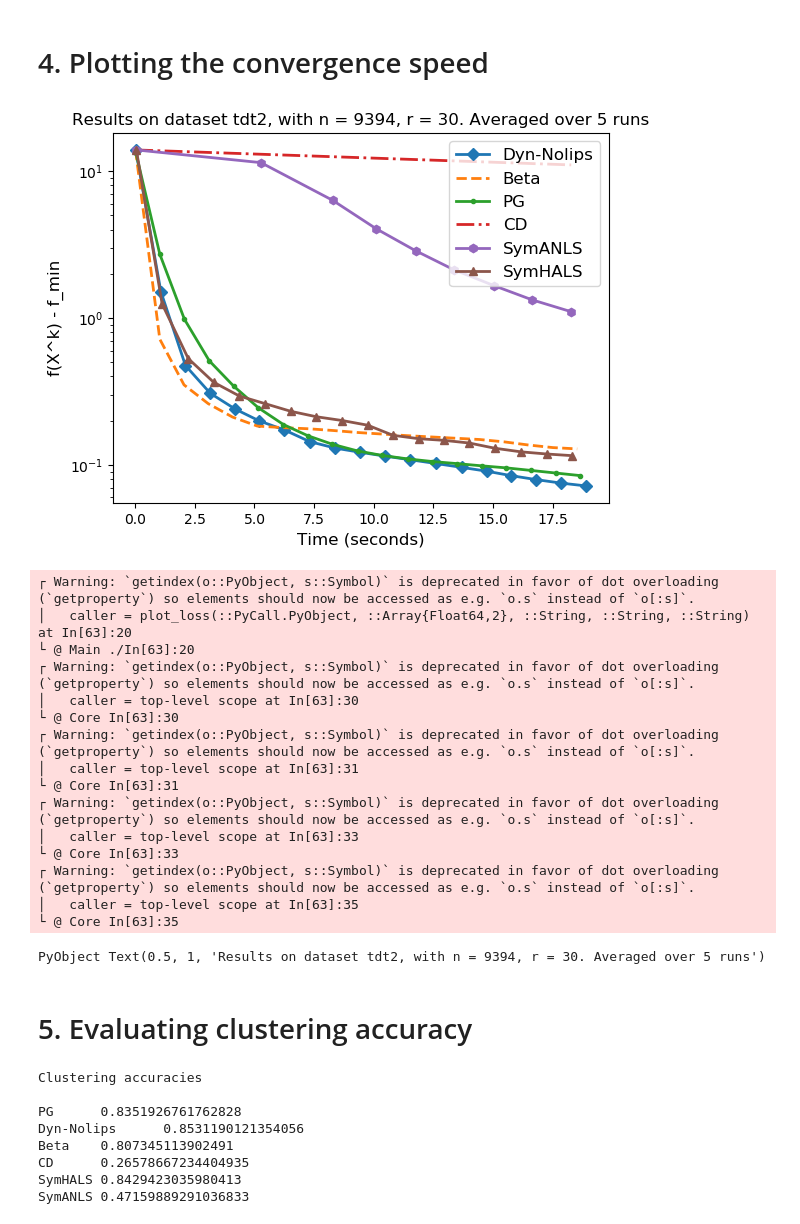
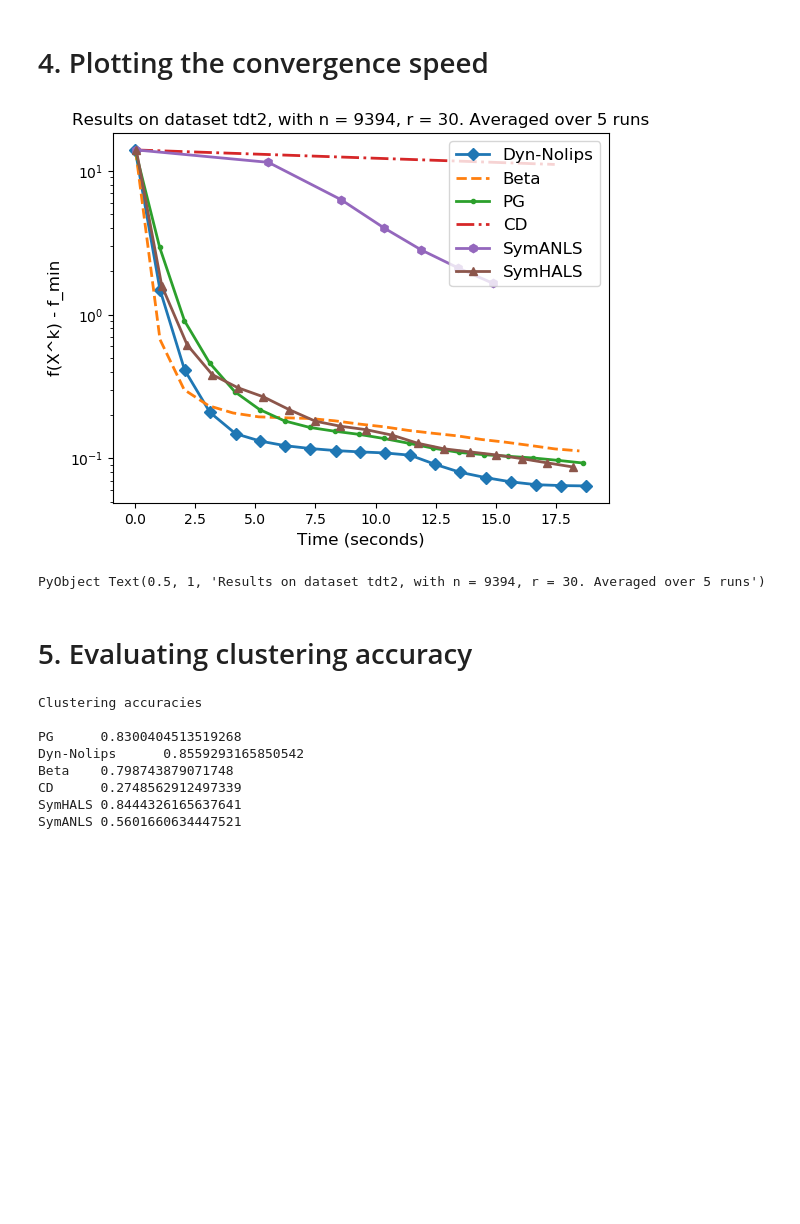
Before and after one commit to RaduAlexandruDragomir/QuarticLowRankOptimization, a Jupyter notebook: SymNMF/Experiments.ipynb, the cells around one changed output. Saved outputs shown, nothing was run; the diff lists cells and outputs as text; code cells hidden in the pictures; blank space fills up the shorter version.

```diff
--- a/SymNMF/Experiments.ipynb
+++ b/SymNMF/Experiments.ipynb
@@ -27,20 +27,15 @@ using JLD
 # 1. Defining algorithm-specific parameters
 # %%
 algos = [:pga, :nolips, :acc_nolips, :dyn_nolips, :beta, :cd, :sym_hals]
-algo_names = Dict(:pga => "PG", :nolips => "Nolips",
-    :dyn_nolips => "Dyn-Nolips", :beta => "Beta", :cd => "CD",
-    :sym_hals => "SymHALS", :sym_anls => "SymANLS", :dyn_acc_nolips => "Acc-Dyn-Nolips",
-    :restart_nolips => "Fast-NoLips")
+algo_names = Dict(:pga => "PG", :dyn_nolips => "Dyn-Nolips",
+    :beta => "Beta", :cd => "CD",
+    :sym_hals => "SymHALS", :sym_anls => "SymANLS")
 
 algo_params = Dict()
 
 algo_params[:pga] = (step = 1., beta = 0.1, sigma = 0.01, max_inner_iter = 20)
-algo_params[:nolips] = (step = 0.9 / 6.,)
-algo_params[:dyn_nolips] = (step = 0.9 / 6., gamma_inc = 2., gamma_dec = 2.)
-algo_params[:dyn_acc_nolips] = (step = 0.9 / 6., gamma_inc = 2., gamma_dec = 2.)
+algo_params[:dyn_nolips] = (step = 1., gamma_inc = 2., gamma_dec = 2.)
 algo_params[:beta] = (beta = 0.99,)
 algo_params[:cd] = ()
 algo_params[:sym_hals] = (mu = 1e-2,)
-algo_params[:restart_nolips] = (step = 0.9 / 6., gamma_inc = 2., gamma_dec = 2.,
-    C_restart = 10, rho_restart = 5)
 # %% [output]
@@ -208,55 +204,40 @@ markers = Dict(:pga => ".", :nolips => "v", :acc_nolips => "s",
 
 
 algos_to_show = [:dyn_nolips, :beta, :pga, :cd, :sym_anls, :sym_hals]
 
 linestyles = Dict()
 for algo = algos_to_show
    linestyles[algo] = "-"
 end
 
 linestyles[:beta] = "--"
 linestyles[:cd] = "-."
 
 function plot_loss(axis, losses, label, marker, ls)
     min_loss = all_losses[:min_loss]
-    axis[:plot](losses[:,1], losses[:,2] .- min_loss, label = label,
+    axis.plot(losses[:,1], losses[:,2] .- min_loss, label = label,
         marker = marker, linestyle = ls, linewidth = 2)
 end
 
 for algo = algos_to_show
    plot_loss(ax, all_losses[algo], algo_names[algo], markers[algo],
         linestyles[algo])
 end
 
 fontsize = 12
-ax[:set_xlabel]("Time (seconds)", fontsize = fontsize)
+ax.set_xlabel("Time (seconds)", fontsize = fontsize)
 
-ax[:set_ylabel]("f(X^k) - f_min", fontsize = fontsize)
+ax.set_ylabel("f(X^k) - f_min", fontsize = fontsize)
 
-ax[:legend](fontsize = fontsize, loc = 1);
-ax[:set_yscale]("log");
+ax.legend(fontsize = fontsize, loc = 1);
+ax.set_yscale("log");
 
 n = size(M, 1)
 title("Results on dataset $dataset, with n = $n, r = $r. Averaged over $n_runs runs")
 # ax1[:set_xlim](0, 5.)
 # %% [output]
-[figure, old version]
+[figure, new version]
-┌ Warning: `getindex(o::PyObject, s::Symbol)` is deprecated in favor of dot overloading (`getproperty`) so elements should now be accessed as e.g. `o.s` instead of `o[:s]`.
-│   caller = plot_loss(::PyCall.PyObject, ::Array{Float64,2}, ::String, ::String, ::String) at In[63]:20
-└ @ Main ./In[63]:20
-┌ Warning: `getindex(o::PyObject, s::Symbol)` is deprecated in favor of dot overloading (`getproperty`) so elements should now be accessed as e.g. `o.s` instead of `o[:s]`.
-│   caller = top-level scope at In[63]:30
-└ @ Core In[63]:30
-┌ Warning: `getindex(o::PyObject, s::Symbol)` is deprecated in favor of dot overloading (`getproperty`) so elements should now be accessed as e.g. `o.s` instead of `o[:s]`.
-│   caller = top-level scope at In[63]:31
-└ @ Core In[63]:31
-┌ Warning: `getindex(o::PyObject, s::Symbol)` is deprecated in favor of dot overloading (`getproperty`) so elements should now be accessed as e.g. `o.s` instead of `o[:s]`.
-│   caller = top-level scope at In[63]:33
-└ @ Core In[63]:33
-┌ Warning: `getindex(o::PyObject, s::Symbol)` is deprecated in favor of dot overloading (`getproperty`) so elements should now be accessed as e.g. `o.s` instead of `o[:s]`.
-│   caller = top-level scope at In[63]:35
-└ @ Core In[63]:35
+PyObject Text(0.5, 1, 'Results on dataset tdt2, with n = 9394, r = 30. Averaged over 5 runs')
-PyObject Text(0.5, 1, 'Results on dataset tdt2, with n = 9394, r = 30. Averaged over 5 runs')
 # %% [markdown]
 # 5. Evaluating clustering accuracy
 # %%
@@ -267,9 +248,9 @@ end
 # %% [output]
 Clustering accuracies
 
-PG      0.8351926761762828
-Dyn-Nolips      0.8531190121354056
-Beta    0.807345113902491
-CD      0.26578667234404935
-SymHALS 0.8429423035980413
-SymANLS 0.47159889291036833
+PG      0.8300404513519268
+Dyn-Nolips      0.8559293165850542
+Beta    0.798743879071748
+CD      0.2748562912497339
+SymHALS 0.8444326165637641
+SymANLS 0.5601660634447521
```
Also changed, not shown: parts of 3 cells of this notebook, 4 other files.
